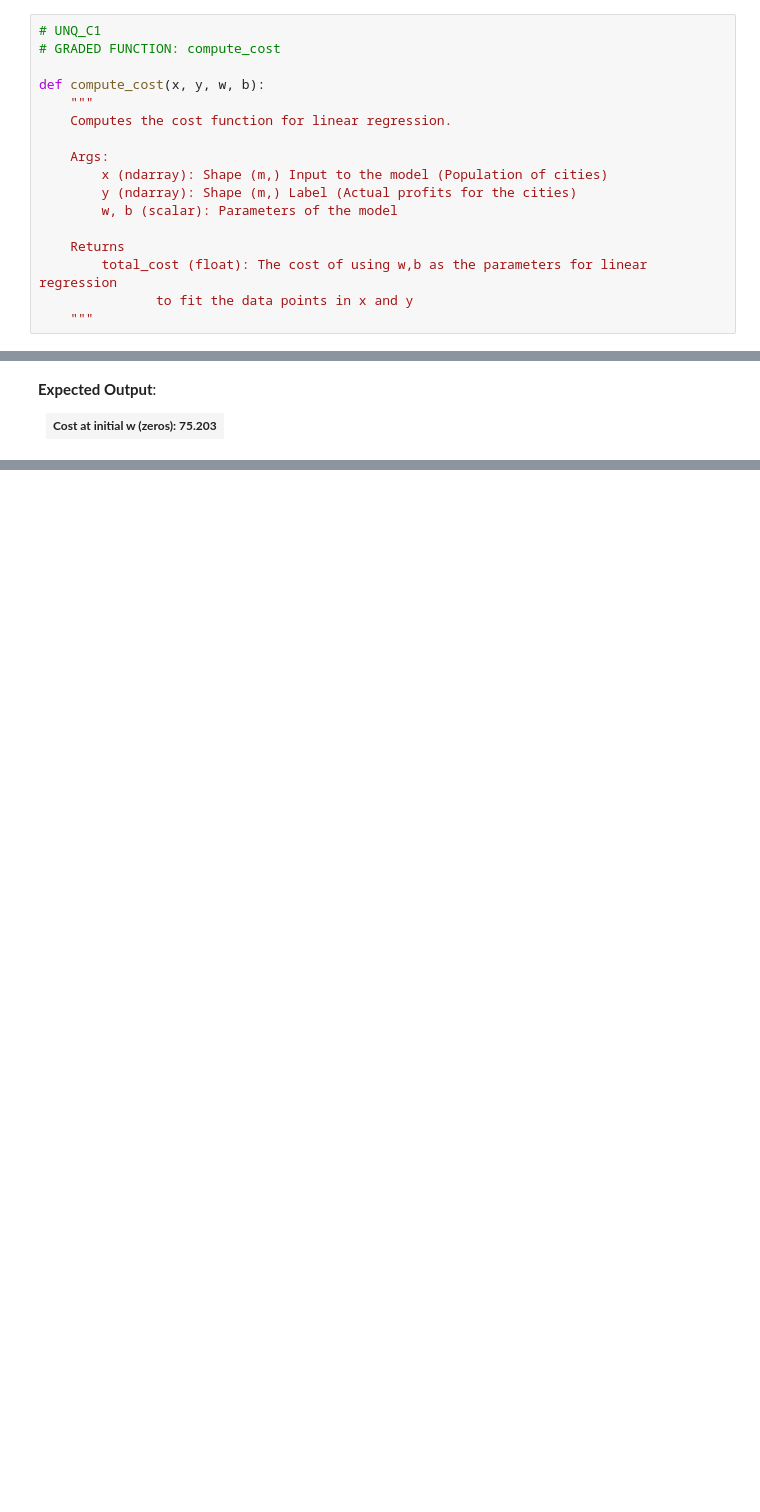
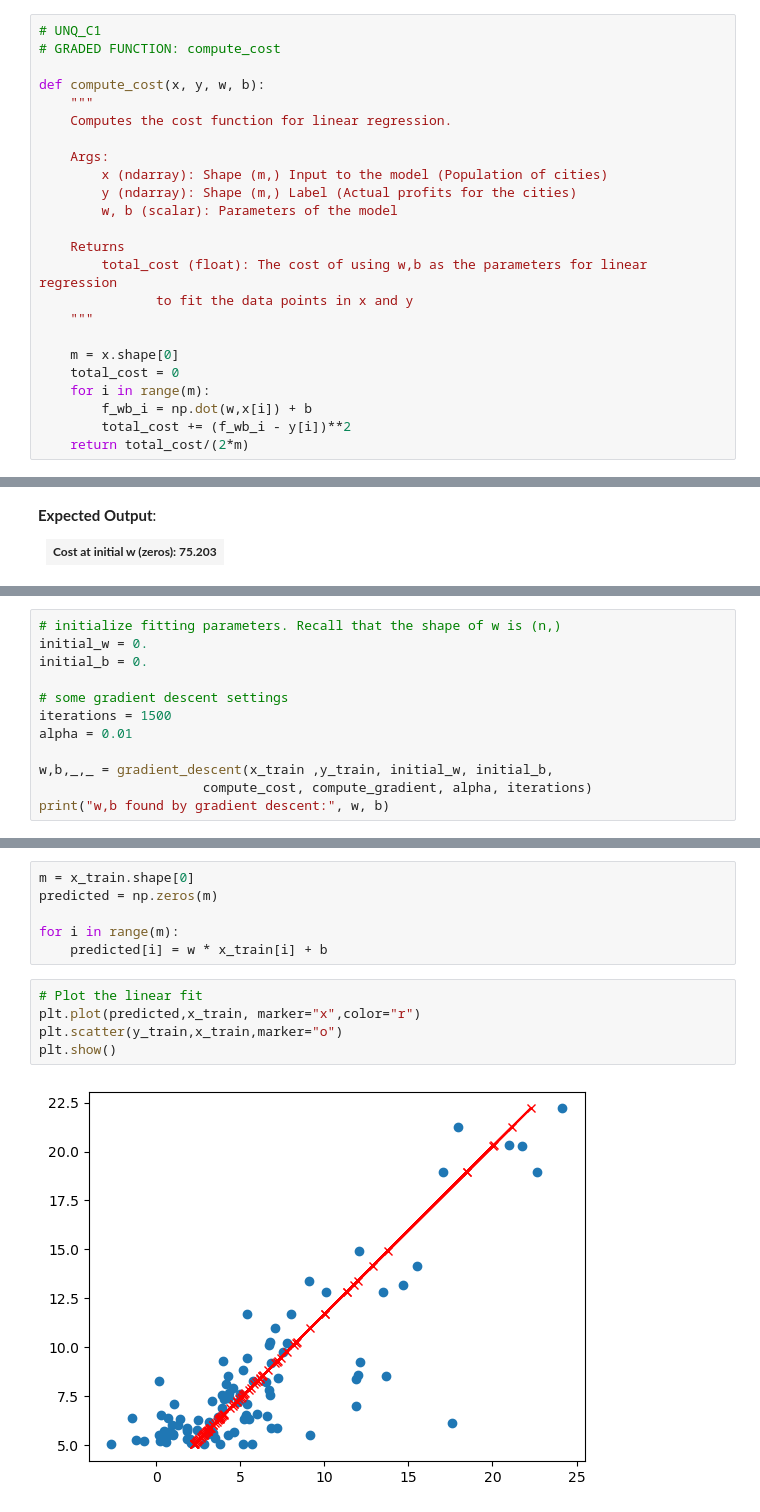
Before and after one commit to trianhdev/Machine-Learning-Specialization-Coursera, a Jupyter notebook: Mine/Mine.ipynb, the cells around one changed output, grey strips where cells are left out. Cells and saved outputs as stored; diff of their text form; blank space fills up the shorter version.

```diff
--- a/Mine/Mine.ipynb
+++ b/Mine/Mine.ipynb
@@ -1294,6 +1294,13 @@ def compute_cost(x, y, w, b):
         total_cost (float): The cost of using w,b as the parameters for linear regression
                to fit the data points in x and y
     """
+
+    m = x.shape[0]
+    total_cost = 0
+    for i in range(m):
+        f_wb_i = np.dot(w,x[i]) + b
+        total_cost += (f_wb_i - y[i])**2
+    return total_cost/(2*m)
 # %%
 # Compute cost with some initial values for paramaters w, b
 initial_w = 2
@@ -1327,0 +1489,12 @@ SyntaxError: invalid syntax (1141430585.py, line 1)
+# %%
+# initialize fitting parameters. Recall that the shape of w is (n,)
+initial_w = 0.
+initial_b = 0.
+
+# some gradient descent settings
+iterations = 1500
+alpha = 0.01
+
+w,b,_,_ = gradient_descent(x_train ,y_train, initial_w, initial_b,
+                     compute_cost, compute_gradient, alpha, iterations)
+print("w,b found by gradient descent:", w, b)
@@ -1327,0 +1519,13 @@ SyntaxError: invalid syntax (1141430585.py, line 1)
+# %%
+m = x_train.shape[0]
+predicted = np.zeros(m)
+
+for i in range(m):
+    predicted[i] = w * x_train[i] + b
+# %%
+# Plot the linear fit
+plt.plot(predicted,x_train, marker="x",color="r")
+plt.scatter(y_train,x_train,marker="o")
+plt.show()
+# %% [output]
+[figure, added]
```
Also changed, not shown: parts of 65 cells of this notebook, 4 other files.
